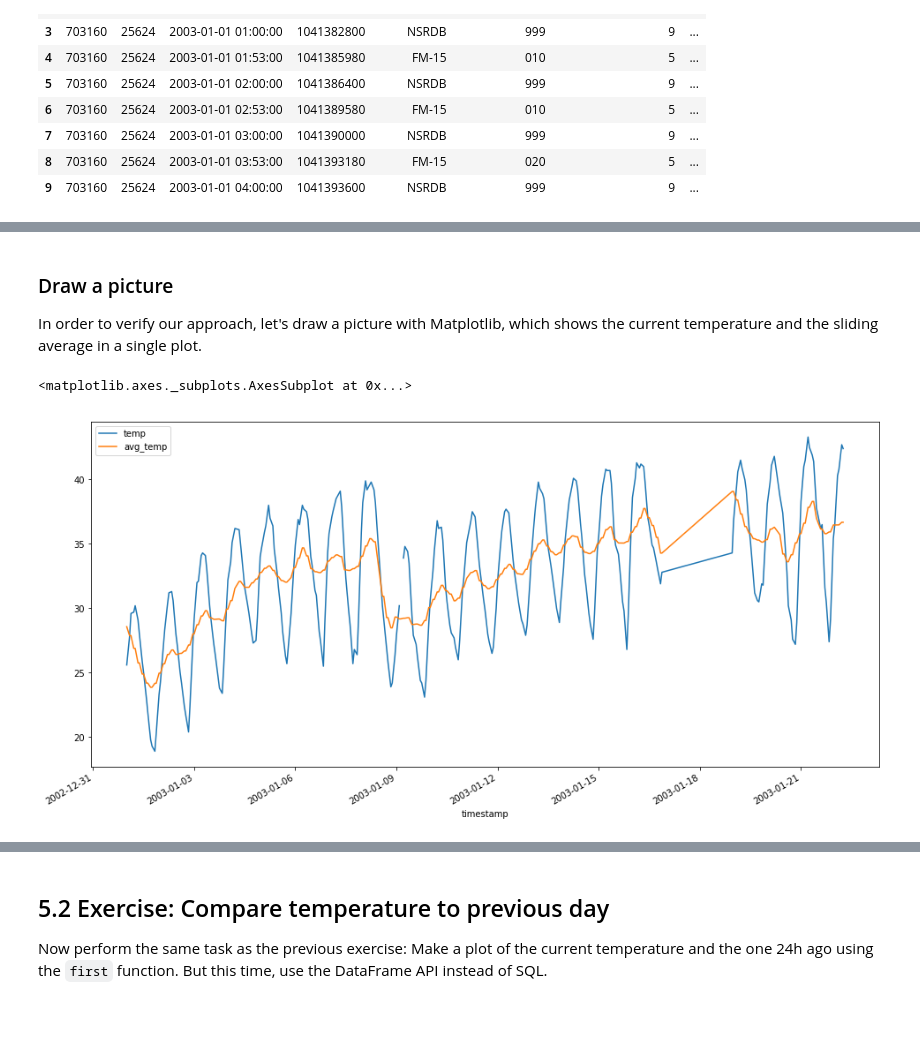
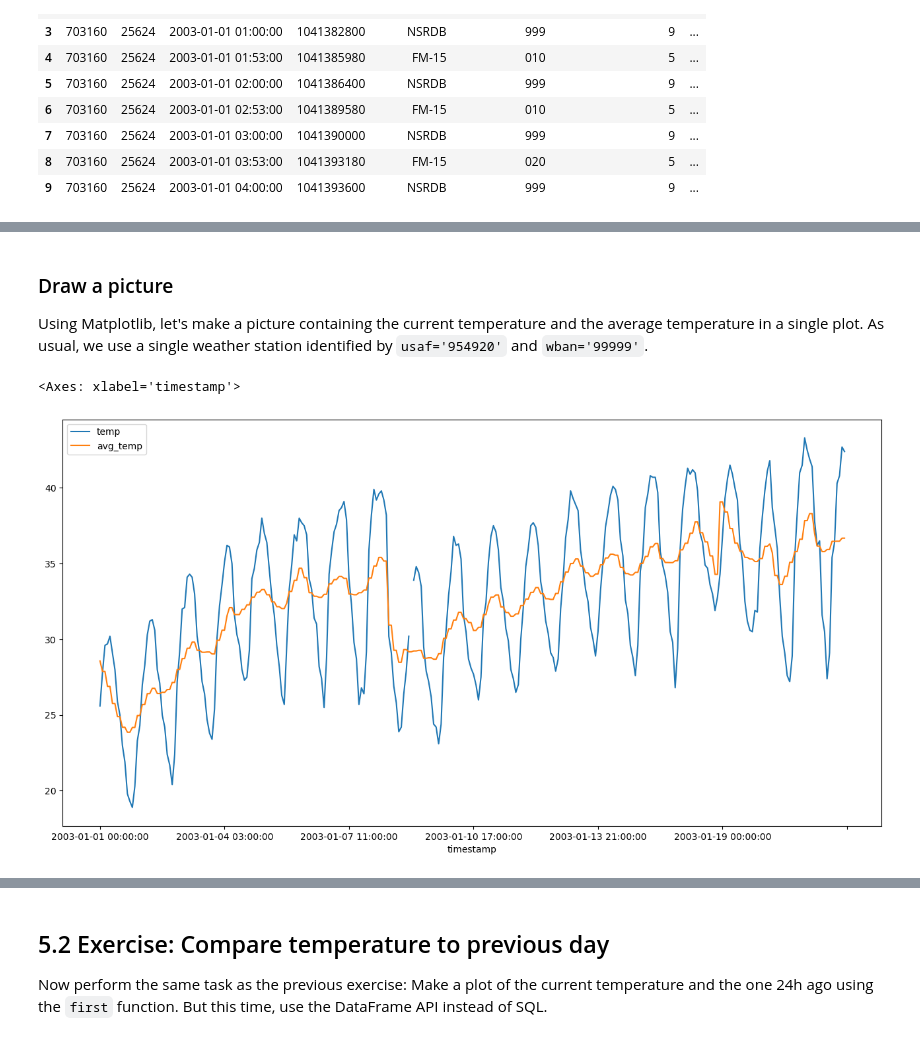
Before and after one commit to dimajix/pyspark-advanced, a Jupyter notebook: jupyter-windows/Weather Analysis - Full.ipynb, the cells around one changed output, grey strips where cells are left out. Saved outputs shown, nothing was run; the diff lists cells and outputs as text; code cells hidden in the pictures.

Commit message:
Improve window notebooks

```diff
--- a/jupyter-windows/Weather Analysis - Full.ipynb
+++ b/jupyter-windows/Weather Analysis - Full.ipynb
@@ -73,3 +82,0 @@ For our first steps, we limit ourselves to a single weather station. We pick one
-# %%
-weather_single = weatherData.where("usaf='954920' and wban='99999'").cache()
-weather_single.createOrReplaceTempView("weather_single")
@@ -157,0 +225,17 @@ result
+# %%
+from pyspark.sql.window import Window
+
+window_spec = Window \
+    .partitionBy('usaf', 'wban') \
+    .orderBy(weather_single['ts'].asc()) \
+    .rangeBetween(-36000, 36000)
+
+result = weather_single.select(
+        weather_single["ts"],
+        weather_single["timestamp"],
+        weather_single["air_temperature"].alias("temp"),
+        f.avg(weather_single["air_temperature"]).over(window_spec).alias("avg_temp")
+    )\
+    .orderBy(weather_single['ts'])
+
+result.limit(10).toPandas()
@@ -158,9 +254,10 @@ result
 # %% [markdown]
 ### Draw a picture
 
-In order to verify our approach, let's draw a picture with Matplotlib, which shows the current temperature and the sliding average in a single plot.
+Using Matplotlib, let's make a picture containing the current temperature and the average temperature in a single plot. As usual, we use a single weather station identified by `usaf='954920'` and `wban='99999'`.
 # %%
-result.plot(x='timestamp', y=['temp','avg_temp'], figsize=[16,8])
+pdf = result.where('usaf=954920 AND wban=99999').limit(300).toPandas()
+pdf.plot(x='timestamp', y=['temp','avg_temp'], figsize=[16,8])
 # %% [output]
-<matplotlib.axes._subplots.AxesSubplot at 0x...>
+<Axes: xlabel='timestamp'>
-[figure, old version]
+[figure, new version]
```
Also changed, not shown: parts of 39 cells of this notebook, 5 other files.
